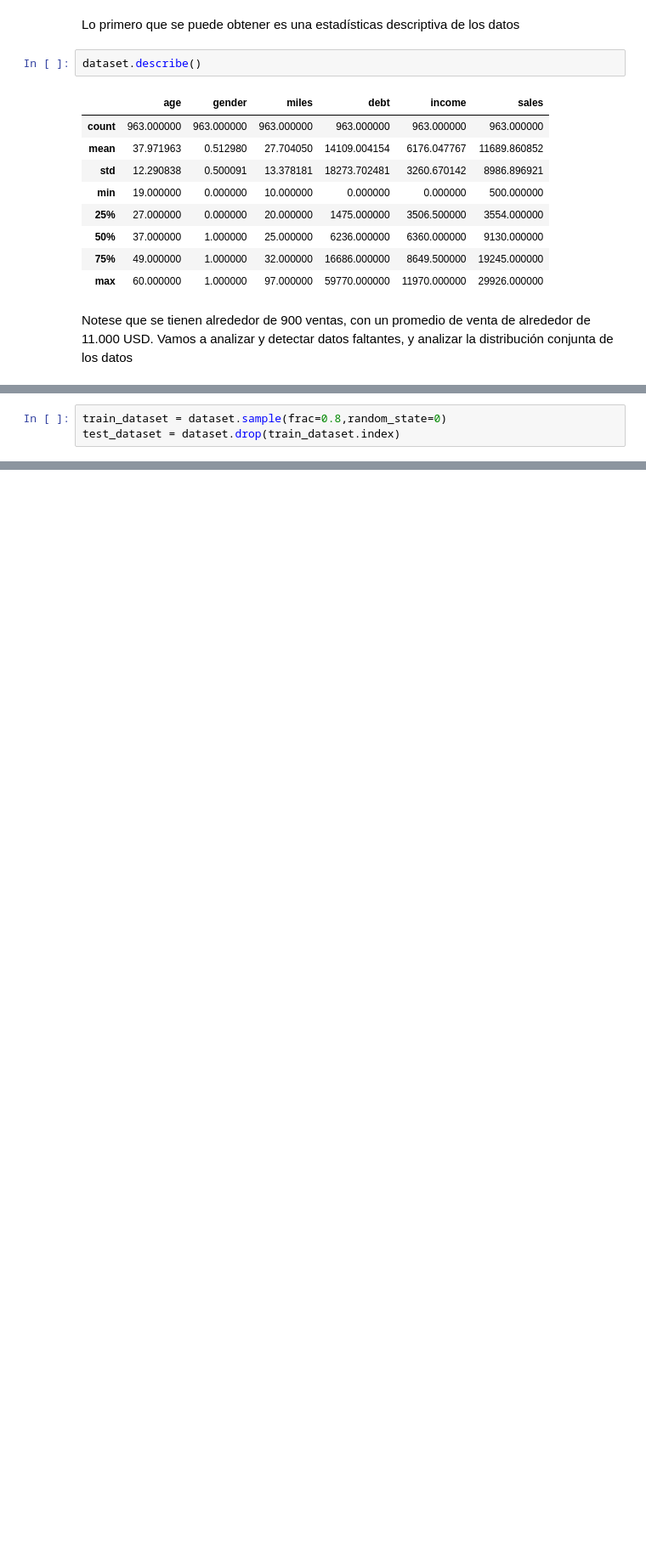
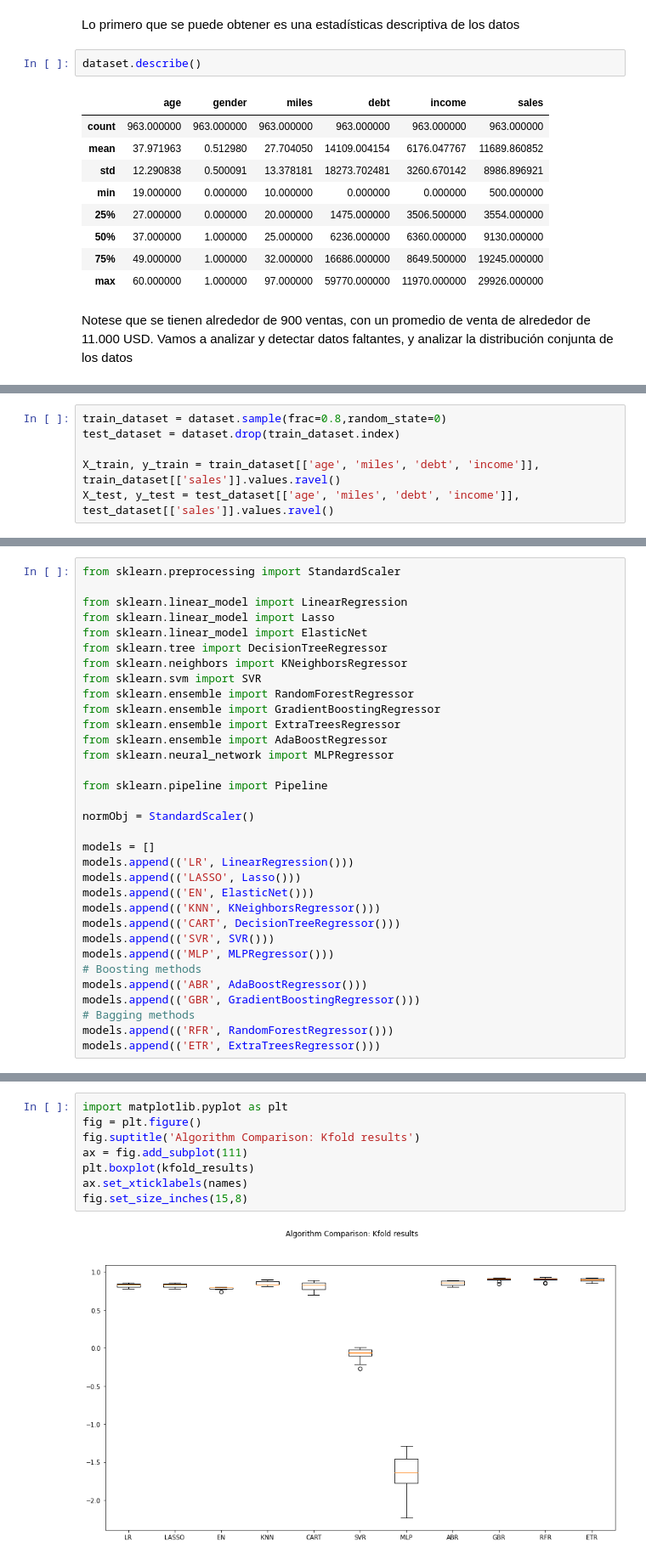
Before and after one commit to sruap1214/EC_Finance, a Jupyter notebook: Notebooks/07_MachineLearningRegression.ipynb, the cells around one changed output, grey strips where cells are left out. Shown at 85% size. Cells and saved outputs as stored; diff of their text form; blank space fills up the shorter version.

```diff
--- a/Notebooks/07_MachineLearningRegression.ipynb
+++ b/Notebooks/07_MachineLearningRegression.ipynb
@@ -608,3 +608,6 @@ A continuación procedemos a realizar el split de los conjuntos
 # %%
 train_dataset = dataset.sample(frac=0.8,random_state=0)
 test_dataset = dataset.drop(train_dataset.index)
+
+X_train, y_train = train_dataset[['age', 'miles', 'debt', 'income']], train_dataset[['sales']].values.ravel()
+X_test, y_test = test_dataset[['age', 'miles', 'debt', 'income']], test_dataset[['sales']].values.ravel()
@@ -610,0 +616,33 @@ test_dataset = dataset.drop(train_dataset.index)
+# %%
+from sklearn.preprocessing import StandardScaler
+
+from sklearn.linear_model import LinearRegression
+from sklearn.linear_model import Lasso
+from sklearn.linear_model import ElasticNet
+from sklearn.tree import DecisionTreeRegressor
+from sklearn.neighbors import KNeighborsRegressor
+from sklearn.svm import SVR
+from sklearn.ensemble import RandomForestRegressor
+from sklearn.ensemble import GradientBoostingRegressor
+from sklearn.ensemble import ExtraTreesRegressor
+from sklearn.ensemble import AdaBoostRegressor
+from sklearn.neural_network import MLPRegressor
+
+from sklearn.pipeline import Pipeline
+
+normObj = StandardScaler()
+
+models = []
+models.append(('LR', LinearRegression()))
+models.append(('LASSO', Lasso()))
+models.append(('EN', ElasticNet()))
+models.append(('KNN', KNeighborsRegressor()))
+models.append(('CART', DecisionTreeRegressor()))
+models.append(('SVR', SVR()))
+models.append(('MLP', MLPRegressor()))
+# Boosting methods
+models.append(('ABR', AdaBoostRegressor()))
+models.append(('GBR', GradientBoostingRegressor()))
+# Bagging methods
+models.append(('RFR', RandomForestRegressor()))
+models.append(('ETR', ExtraTreesRegressor()))
@@ -610,0 +709,10 @@ test_dataset = dataset.drop(train_dataset.index)
+# %%
+import matplotlib.pyplot as plt
+fig = plt.figure()
+fig.suptitle('Algorithm Comparison: Kfold results')
+ax = fig.add_subplot(111)
+plt.boxplot(kfold_results)
+ax.set_xticklabels(names)
+fig.set_size_inches(15,8)
+# %% [output]
+[figure, added]
```
Also changed, not shown: parts of 10 cells of this notebook.
